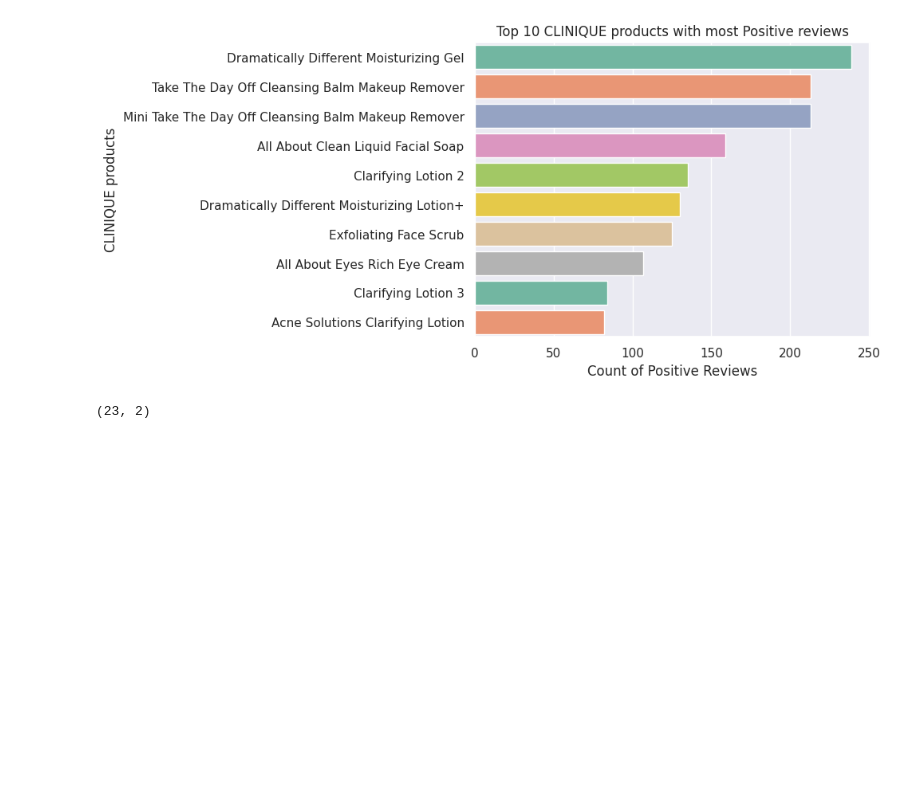
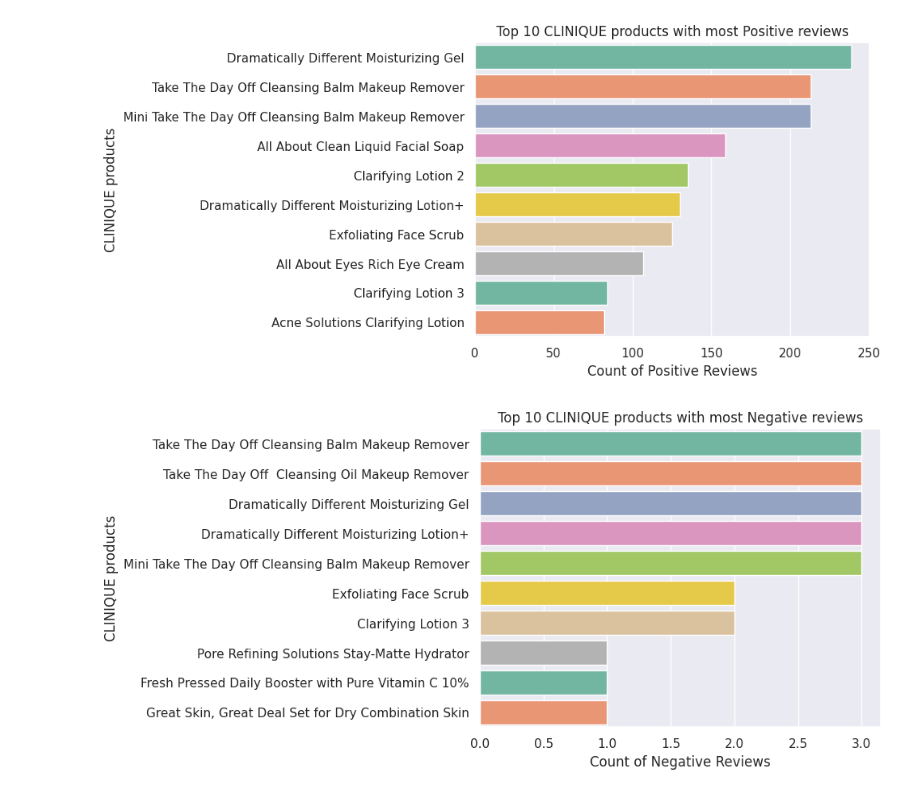
Before and after one commit to aksanaboo/sephora, a Jupyter notebook: SephoraEDApart2.ipynb, the cells around one changed output. Drawn from its saved outputs; the diff is of its cells as text; code cells hidden in the pictures; blank space fills up the shorter version.

```diff
--- a/SephoraEDApart2.ipynb
+++ b/SephoraEDApart2.ipynb
@@ -392,5 +397,12 @@ clinique_neg = rev[clinique_neg]
 tmp2 = clinique_neg['product_name'].value_counts().reset_index()
-# %%
-tmp2.shape
-# %% [output]
-(23, 2)
+# %%
+tmp2.rename(columns={'index':'product_name','product_name':'Count'},inplace=True)
+# %%
+sns.set(style='darkgrid')
+sns.barplot(data=tmp,x=tmp2['Count'][:10],y=tmp2['product_name'][:10],palette='Set2')
+plt.xlabel('Count of Negative Reviews')
+plt.ylabel('CLINIQUE products')
+plt.title('Top 10 CLINIQUE products with most Negative reviews')
+plt.show()
+# %% [output]
+[figure, added]
```
Also changed, not shown: parts of 2 cells of this notebook.
